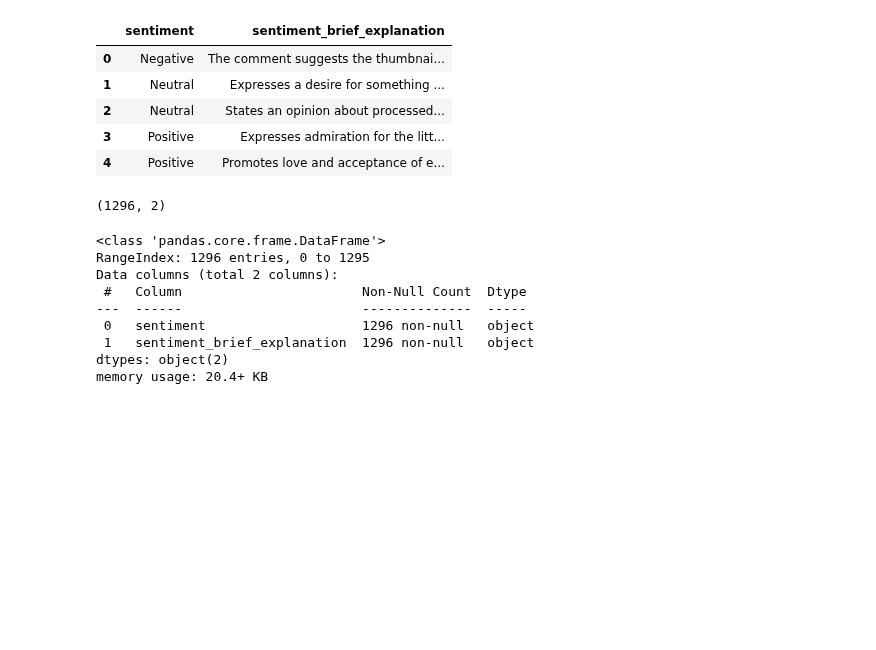
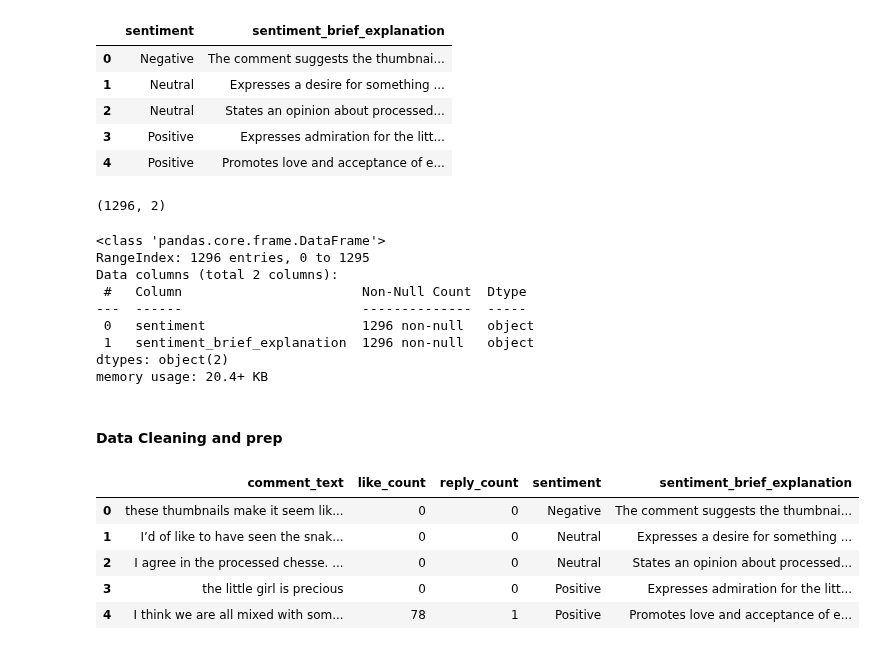
Before and after one commit to kkrusere/youTube-comments-Analyzer, a Jupyter notebook: YT_comments_data_prep.ipynb, the cells around one changed output. Drawn from its saved outputs; the diff is of its cells as text; code cells hidden in the pictures; blank space fills up the shorter version.

```diff
--- a/YT_comments_data_prep.ipynb
+++ b/YT_comments_data_prep.ipynb
@@ -315,3 +314,18 @@ sample_comments_and_sentiment_df = pd.merge(sample_comments, df_sentiments, left
 sample_comments_and_sentiment_df
 # %%
 sample_comments_and_sentiment_df.to_csv('sample_comments_and_sentiment.csv', index=False)
+# %% [markdown]
+#### Data Cleaning and prep
+# %%
+# reading the sample_comments_and_sentiment.csv file
+
+sample_comments_and_sentiment_df = pd.read_csv('sample_comments_and_sentiment.csv')
+# %%
+sample_comments_and_sentiment_df.head()
+# %% [output]
+|  | comment_text | like_count | reply_count | sentiment | sentiment_brief_explanation |
+| 0 | these thumbnails make it seem lik... | 0 | 0 | Negative | The comment suggests the thumbnai... |
+| 1 | I’d of like to have seen the snak... | 0 | 0 | Neutral | Expresses a desire for something ... |
+| 2 | I agree in the processed chesse. ... | 0 | 0 | Neutral | States an opinion about processed... |
+| 3 | the little girl is precious | 0 | 0 | Positive | Expresses admiration for the litt... |
+| 4 | I think we are all mixed with som... | 78 | 1 | Positive | Promotes love and acceptance of e... |
```
Also changed, not shown: parts of 5 cells of this notebook.
